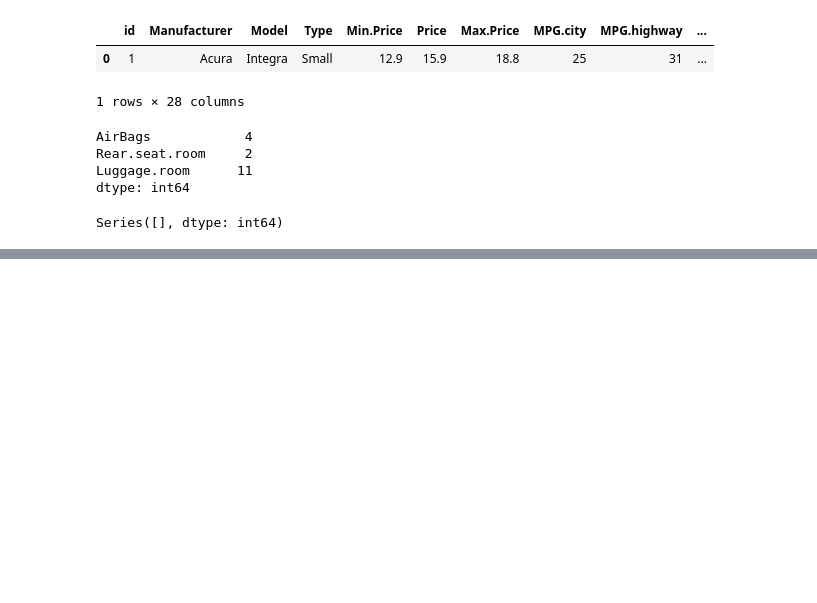
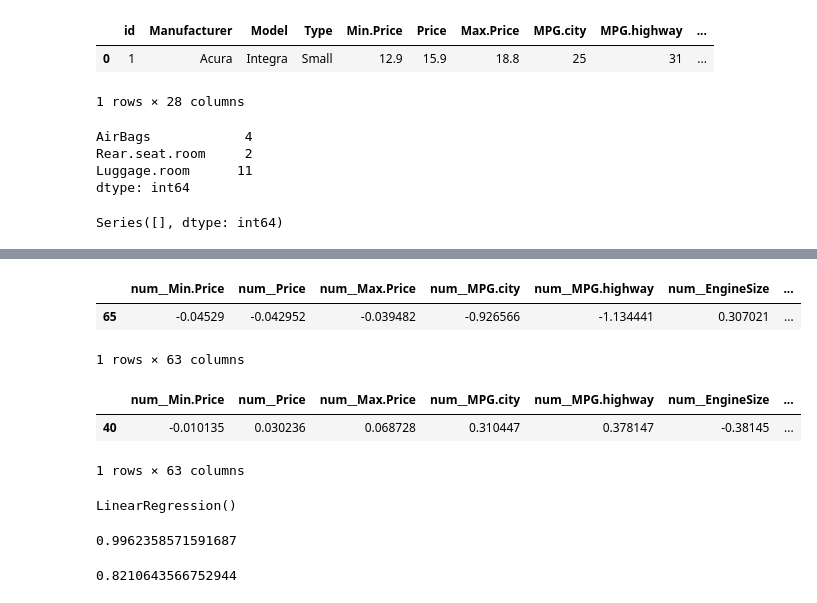
Before and after one commit to deanesh/ML-Wakad-Weekdays-5-7-pm-11th-Dec, a Jupyter notebook: 04_Automated_Preprocessing/Automated-Preprocessing-Practice.ipynb, the cells around one changed output, grey strips where cells are left out. Saved outputs shown, nothing was run; the diff lists cells and outputs as text; code cells hidden in the pictures; blank space fills up the shorter version.

```diff
--- a/04_Automated_Preprocessing/Automated-Preprocessing-Practice.ipynb
+++ b/04_Automated_Preprocessing/Automated-Preprocessing-Practice.ipynb
@@ -86,19 +89,19 @@ cat_cols = df.select_dtypes(include='object').columns
 #Create number and categoric pipelines
 
 num_pipe = make_pipeline(
-   SimpleImputer(strategy='median'),
-   StandardScaler()
+    SimpleImputer(strategy="median"),
+    StandardScaler()
 )
 
 cat_pipe = make_pipeline(
-    SimpleImputer(strategy='most_frequent'),
-    OneHotEncoder(drop='first', handle_unknown='ignore', sparse_output=False)
+    SimpleImputer(strategy= "most_frequent"),
+    OneHotEncoder(handle_unknown="ignore", sparse_output = False, drop="first")
 )
 
 # Create preprocessing column transformer
 pre = ColumnTransformer(
-    ("numeric", num_pipe, num_cols),
-    ("categoric", cat_pipe, cat_cols)
+    [
+    ("num", num_pipe, num_cols),
+    ("cat", cat_pipe, cat_cols)
+    ]
 ).set_output(transform='pandas')
-
-pre.fit(xtrain)
@@ -104,0 +131,29 @@ pre.fit(xtrain)
+# %%
+xtrain_pre = pre.transform(xtrain)
+xtrain_pre.head(1)
+# %% [output]
+|  | num__Min.Price | num__Price | num__Max.Price | num__MPG.city | num__MPG.highway | num__EngineSize | ... |
+| 65 | -0.04529 | -0.042952 | -0.039482 | -0.926566 | -1.134441 | 0.307021 | ... |
+1 rows × 63 columns
+# %%
+xtest_pre = pre.transform(xtest)
+xtest_pre.head(1)
+# %% [output]
+|  | num__Min.Price | num__Price | num__Max.Price | num__MPG.city | num__MPG.highway | num__EngineSize | ... |
+| 40 | -0.010135 | 0.030236 | 0.068728 | 0.310447 | 0.378147 | -0.38145 | ... |
+1 rows × 63 columns
+# %%
+#Step-6: Build Model
+from sklearn.linear_model import LinearRegression
+model = LinearRegression()
+model.fit(xtrain_pre, ytrain)
+# %% [output]
+LinearRegression()
+# %%
+model.score(xtrain_pre, ytrain)
+# %% [output]
+0.9962358571591687
+# %%
+model.score(xtest_pre, ytest)
+# %% [output]
+0.8210643566752944
```
Also changed, not shown: parts of 15 cells of this notebook.
